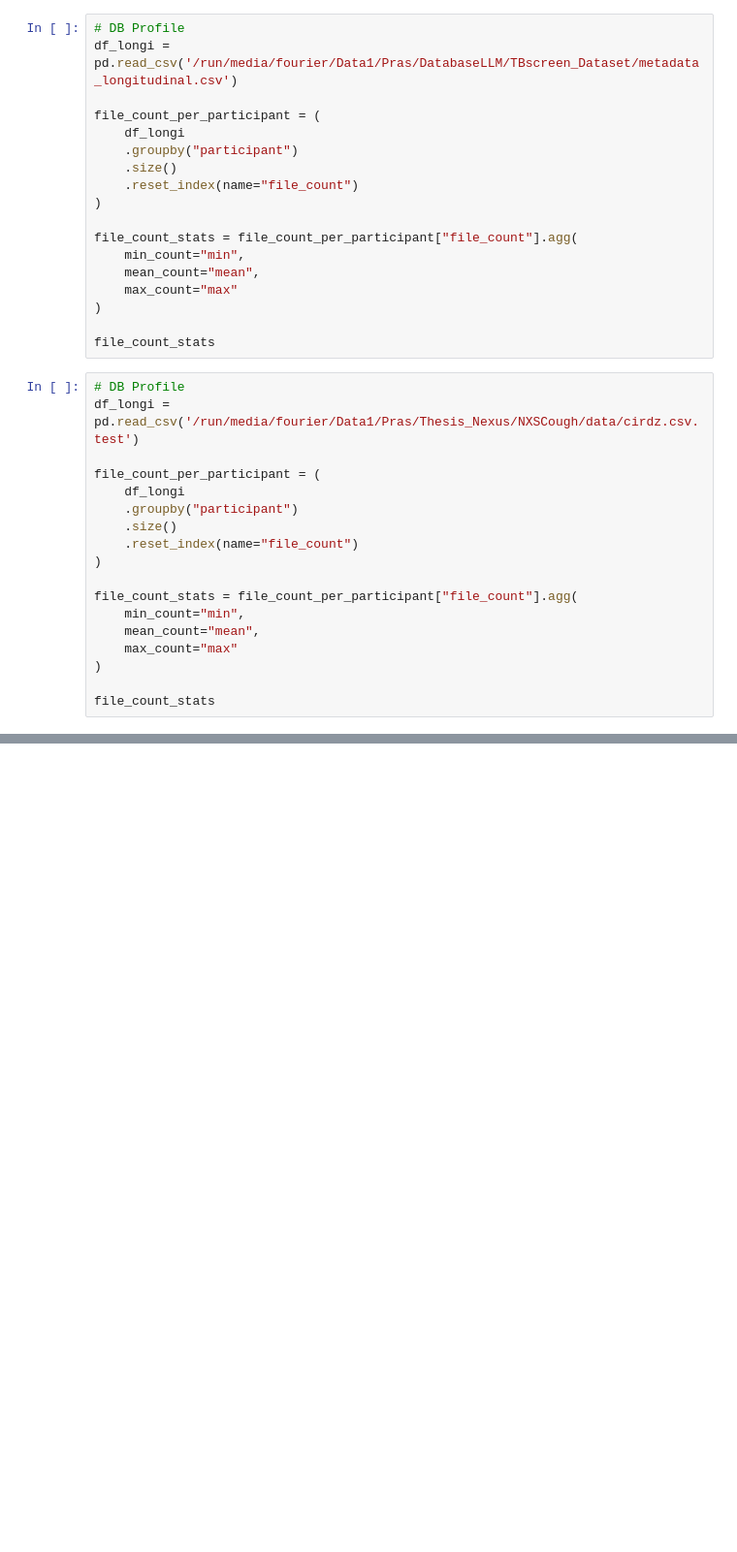
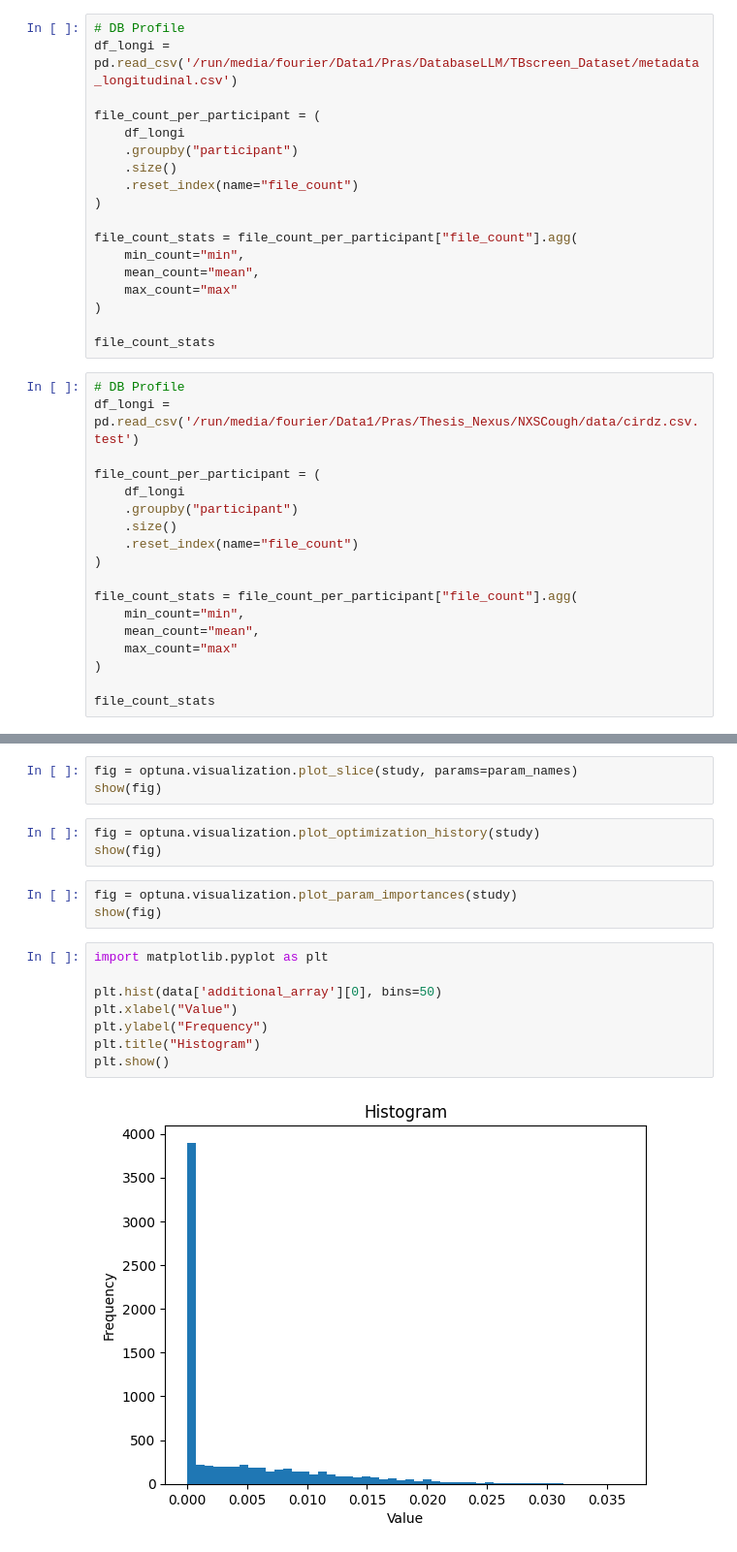
Before and after one commit to arkiven4/NXSCough, a Jupyter notebook: notebooks/for_report.ipynb, the cells around one changed output, grey strips where cells are left out. Shown at 97% size. Drawn from its saved outputs; the diff is of its cells as text; blank space fills up the shorter version.

```diff
--- a/notebooks/for_report.ipynb
+++ b/notebooks/for_report.ipynb
@@ -156,0 +157,19 @@ plt.show()
+# %%
+fig = optuna.visualization.plot_slice(study, params=param_names)
+show(fig)
+# %%
+fig = optuna.visualization.plot_optimization_history(study)
+show(fig)
+# %%
+fig = optuna.visualization.plot_param_importances(study)
+show(fig)
+# %%
+import matplotlib.pyplot as plt
+
+plt.hist(data['additional_array'][0], bins=50)
+plt.xlabel("Value")
+plt.ylabel("Frequency")
+plt.title("Histogram")
+plt.show()
+# %% [output]
+[figure, added]
```
Also changed, not shown: parts of 13 cells of this notebook, 10 other files.
